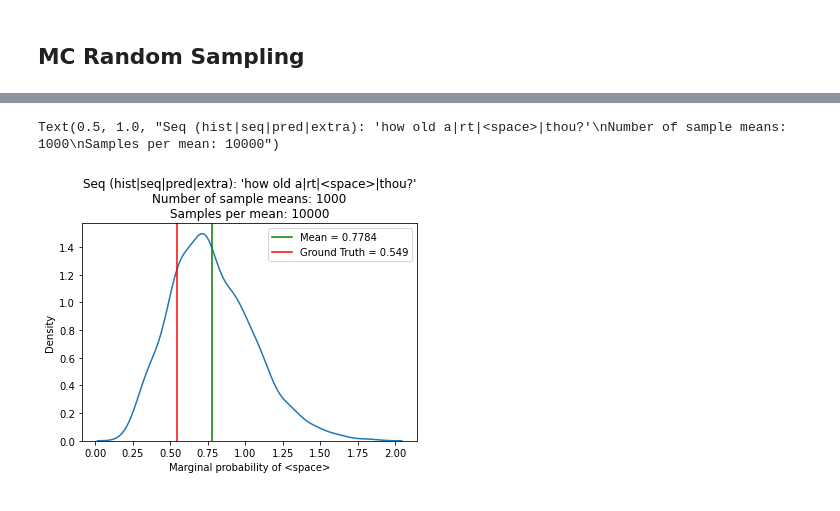
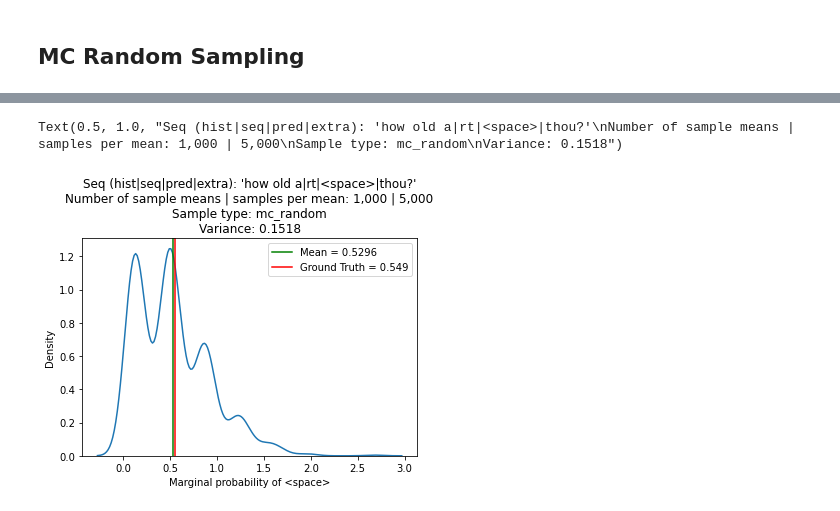
Before and after one commit to vshah99/prob_seq_queries_nnproject, a Jupyter notebook: notebooks/sample_mean_dist_importance_sampling.ipynb, the cells around one changed output, grey strips where cells are left out. Drawn from its saved outputs; the diff is of its cells as text; code cells hidden in the pictures.

```diff
--- a/notebooks/sample_mean_dist_importance_sampling.ipynb
+++ b/notebooks/sample_mean_dist_importance_sampling.ipynb
@@ -82,14 +83,15 @@ Text(0.5, 1.0, "Seq (hist|seq|pred|extra): 'how old a|rt|<space>|thou?'\nNumber
 # %%
-data = read_pkl("data/random_sampling/shakespeare/mc_random_estimate_a_rt_thou?_10000s_1000m.pkl")
+data = read_pkl("data/random_sampling/shakespeare/mc_random_estimate_a_rt_thou?_5000s_1000m.pkl")
 GT = 0.548533
 sns.kdeplot(data)
 plt.axvline(np.mean(data), label = f"Mean = {round(np.mean(data),4)}", color = "green")
 plt.axvline(GT, label = f"Ground Truth = 0.549", color = "red")
 plt.xlabel("Marginal probability of <space>")
 plt.legend()
-plt.title("""Seq (hist|seq|pred|extra): 'how old a|rt|<space>|thou?'
-Number of sample means: 1000
-Samples per mean: 10000""")
+plt.title(f"""Seq (hist|seq|pred|extra): 'how old a|rt|<space>|thou?'
+Number of sample means | samples per mean: 1,000 | 5,000
+Sample type: mc_random
+Variance: {round(np.var(data),4)}""")
 # %% [output]
-Text(0.5, 1.0, "Seq (hist|seq|pred|extra): 'how old a|rt|<space>|thou?'\nNumber of sample means: 1000\nSamples per mean: 10000")
+Text(0.5, 1.0, "Seq (hist|seq|pred|extra): 'how old a|rt|<space>|thou?'\nNumber of sample means | samples per mean: 1,000 | 5,000\nSample type: mc_random\nVariance: 0.1518")
-[figure, old version]
+[figure, new version]
```
Also changed, not shown: parts of 8 cells of this notebook, 10 other files.
